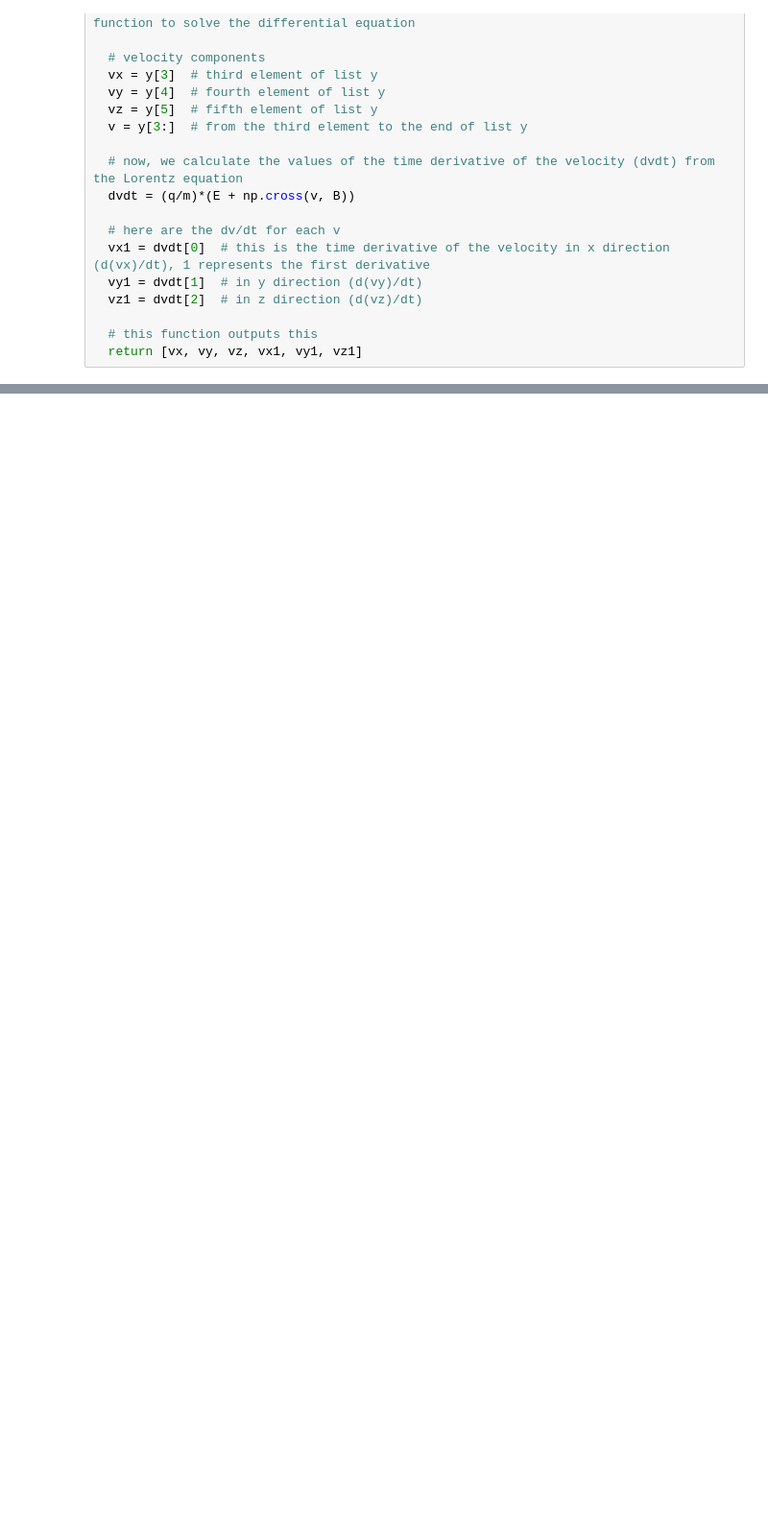
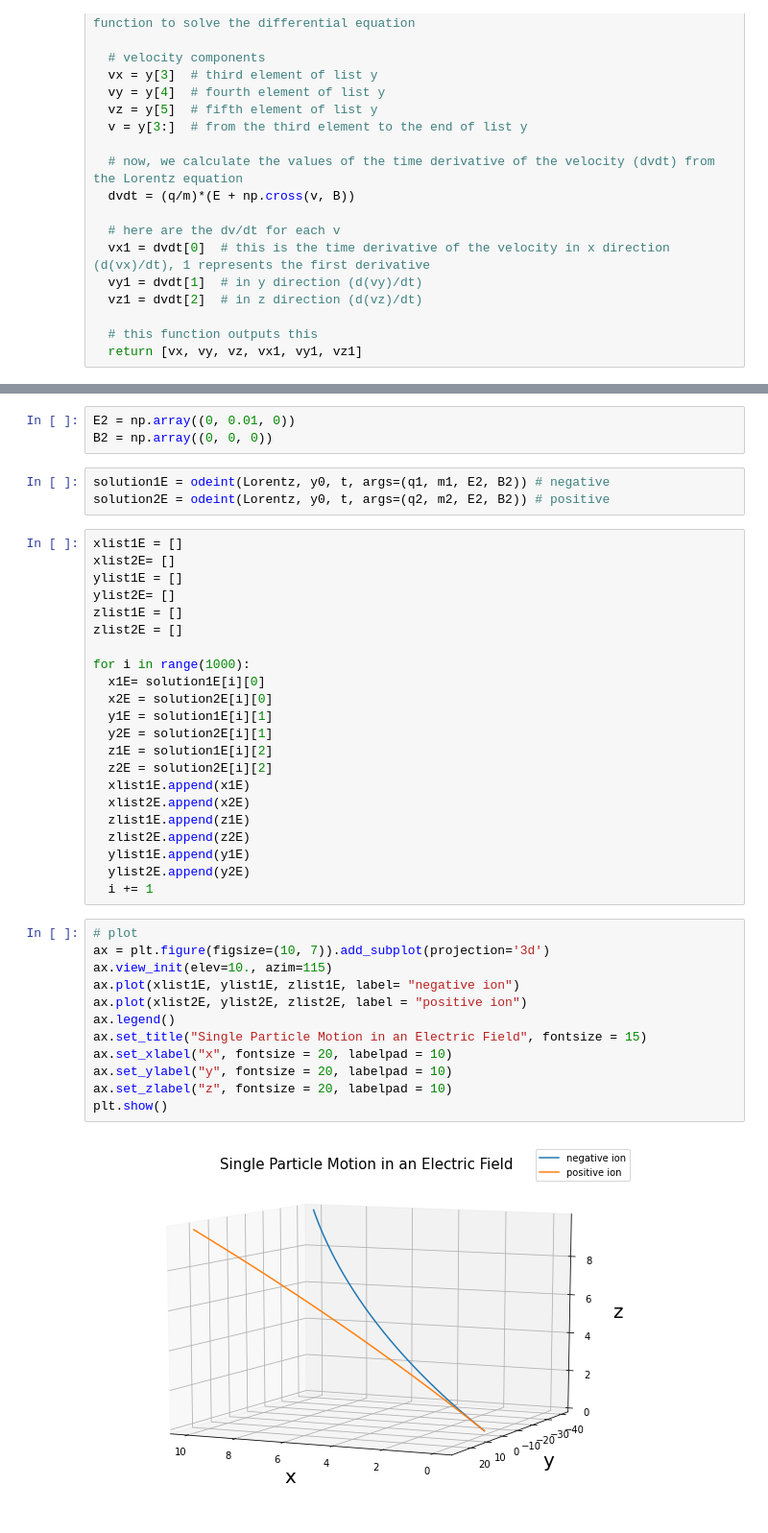
Before and after one commit to hanaanr/plasmaParticleMotion, a Jupyter notebook: plasma.ipynb, the cells around one changed output, grey strips where cells are left out. Shown: that part at 96% size. Saved outputs shown, nothing was run; the diff lists cells and outputs as text; blank space fills up the shorter version.

```diff
--- a/plasma.ipynb
+++ b/plasma.ipynb
@@ -119,0 +144,42 @@ for i in range(1000):
+# %%
+E2 = np.array((0, 0.01, 0))
+B2 = np.array((0, 0, 0))
+# %%
+solution1E = odeint(Lorentz, y0, t, args=(q1, m1, E2, B2)) # negative
+solution2E = odeint(Lorentz, y0, t, args=(q2, m2, E2, B2)) # positive
+# %%
+xlist1E = []
+xlist2E= []
+ylist1E = []
+ylist2E= []
+zlist1E = []
+zlist2E = []
+
+for i in range(1000):
+  x1E= solution1E[i][0]
+  x2E = solution2E[i][0]
+  y1E = solution1E[i][1]
+  y2E = solution2E[i][1]
+  z1E = solution1E[i][2]
+  z2E = solution2E[i][2]
+  xlist1E.append(x1E)
+  xlist2E.append(x2E)
+  zlist1E.append(z1E)
+  zlist2E.append(z2E)
+  ylist1E.append(y1E)
+  ylist2E.append(y2E)
+  i += 1
+# %%
+# plot
+ax = plt.figure(figsize=(10, 7)).add_subplot(projection='3d')
+ax.view_init(elev=10., azim=115)
+ax.plot(xlist1E, ylist1E, zlist1E, label= "negative ion")
+ax.plot(xlist2E, ylist2E, zlist2E, label = "positive ion")
+ax.legend()
+ax.set_title("Single Particle Motion in an Electric Field", fontsize = 15)
+ax.set_xlabel("x", fontsize = 20, labelpad = 10)
+ax.set_ylabel("y", fontsize = 20, labelpad = 10)
+ax.set_zlabel("z", fontsize = 20, labelpad = 10)
+plt.show()
+# %% [output]
+[figure, added]
```
Also changed, not shown: parts of 15 cells of this notebook.
